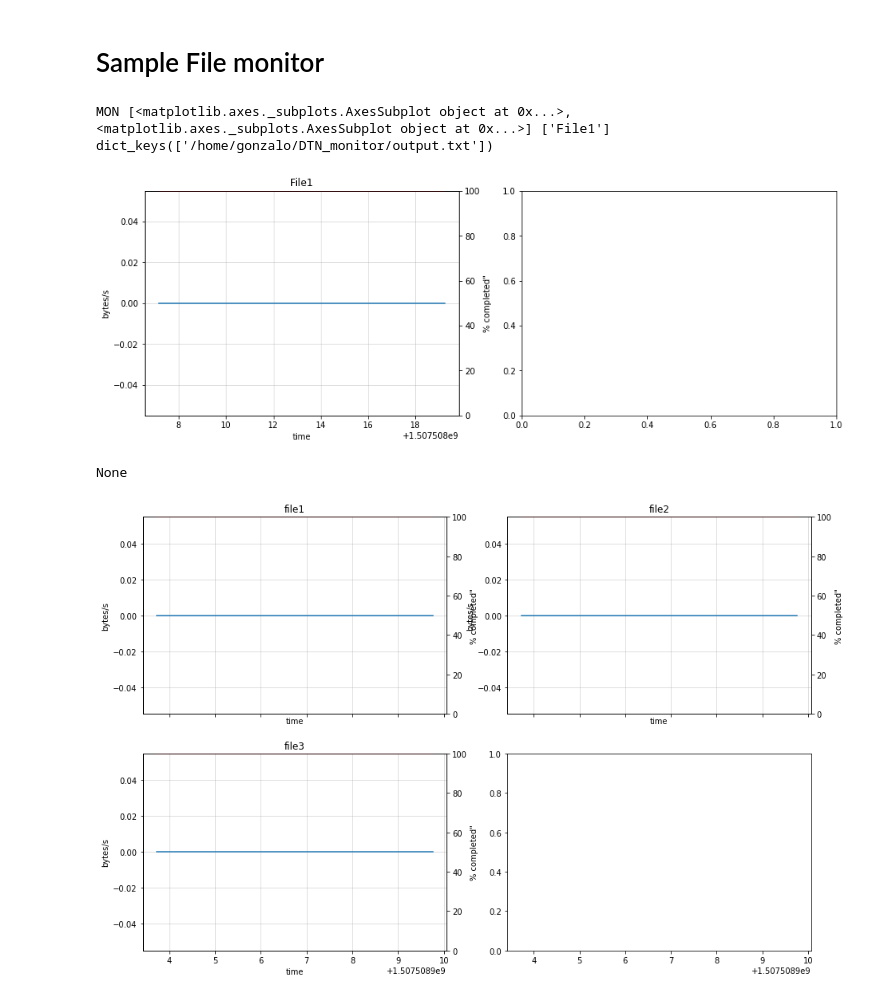
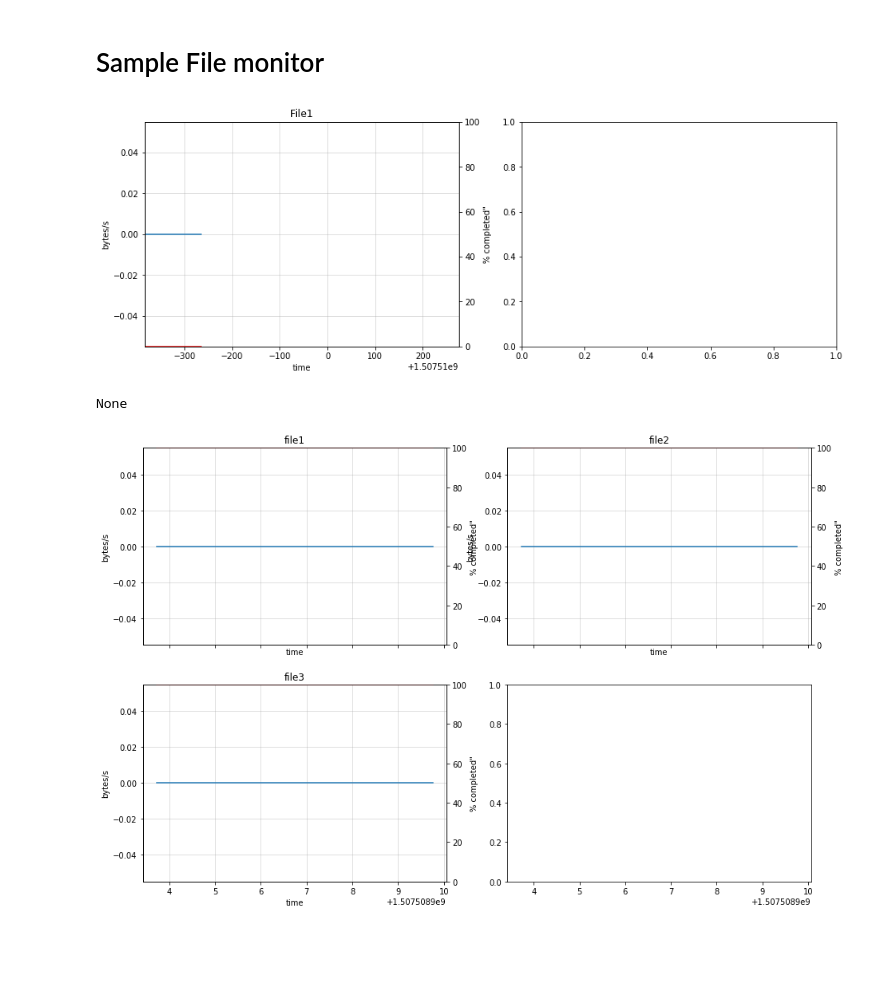
Before and after one commit to gonzalorodrigo/DTN_monitor, a Jupyter notebook: File_monitor.ipynb, the cells around one changed output. Drawn from its saved outputs; the diff is of its cells as text; code cells hidden in the pictures; blank space fills up the shorter version.

Commit message:
Added deadline to plot.

```diff
--- a/File_monitor.ipynb
+++ b/File_monitor.ipynb
@@ -3,22 +3,22 @@
 # %%
 import filemon.graph as gr
 from filemon import FileMonitor
 import subprocess
 import time
 file_route="/tmp/ubuntu-16.04.3-desktop-amd64.iso?_ga=2.104950529.344709668.1507495977-1476816943.1503350384"
 monitor_output_file="/home/gonzalo/DTN_monitor/output.txt"
 fm = FileMonitor()
 fm.monitor_file_name_async(file_route, 1587609600,
                                 monitor_output_file)
 time.sleep(1.0)
 mode=0
 thread  = gr.DataPlot(["File1"], [monitor_output_file])
+thread.set_deadline(time.time()+600)
 thread.daemon = True
 thread.start()
 # %% [output]
+[figure, new version]
-MON [<matplotlib.axes._subplots.AxesSubplot object at 0x...>, <matplotlib.axes._subplots.AxesSubplot object at 0x...>] ['File1'] dict_keys(['/home/gonzalo/DTN_monitor/output.txt'])
+None
-[figure, old version]
-None
 # %%
 from filemon.orchestrate import monitor_files
 
```
Also changed, not shown: 1 other file.
